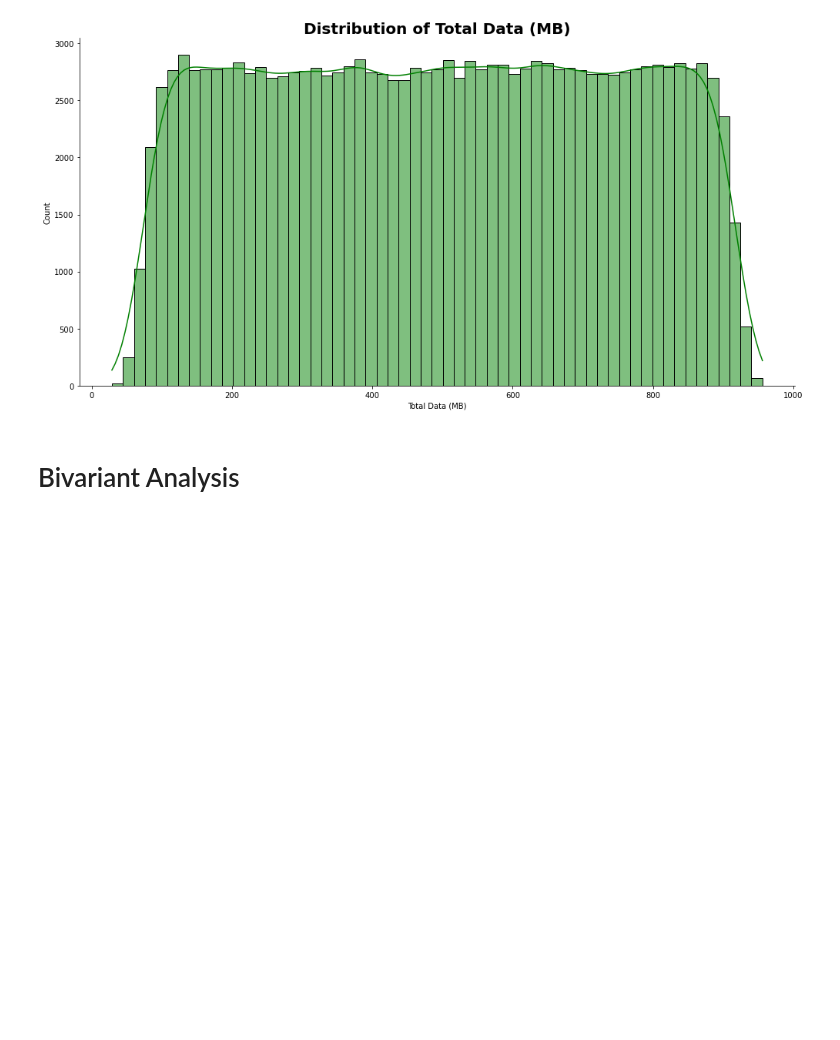
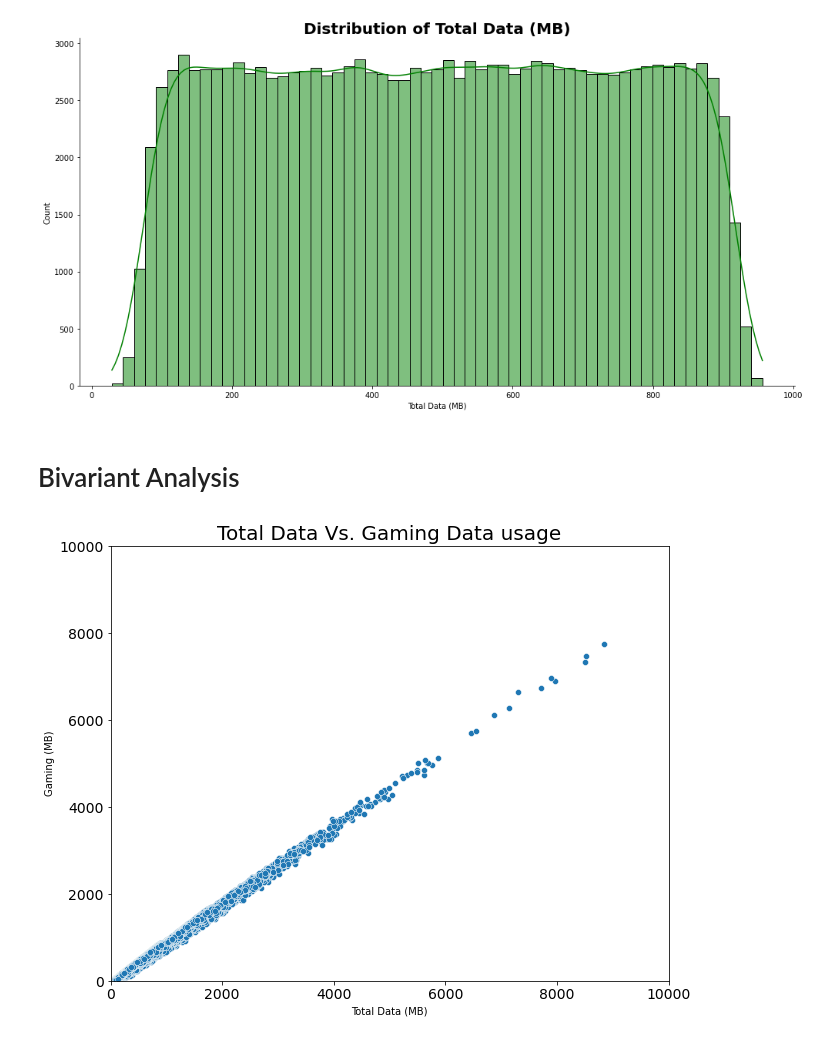
Before and after one commit to yonamg/Telecom-Data-Analysis, a Jupyter notebook: notebook/user_overview_analysis.ipynb, the cells around one changed output. Cells and saved outputs as stored; diff of their text form; code cells hidden in the pictures; blank space fills up the shorter version.

```diff
--- a/notebook/user_overview_analysis.ipynb
+++ b/notebook/user_overview_analysis.ipynb
@@ -369,3 +369,18 @@ hist(explore_feature_df, 'Total Data (MB)', 'green')
 # Bivariant Analysis
 # %%
 # looking for relationships between two columns and how our data is distributed amoung them.
+user = explore_feature_df.groupby('MSISDN/Number').sum()
+# %%
+def plot_scatter(df: pd.DataFrame, x_col: str, y_col: str, title: str, hue: str, style: str) -> None:
+    plt.figure(figsize=(10, 8))
+    sns.scatterplot(data=df, x=x_col, y=y_col, hue=hue, style=style)
+    plt.title(title, size=20)
+    plt.xticks(fontsize=14)
+    plt.yticks(fontsize=14)
+    plt.xlim(0, 10000)
+    plt.ylim(0, 10000)
+    plt.show()
+# %%
+plot_scatter(user, 'Total Data (MB)', 'Gaming (MB)', 'Total Data Vs. Gaming Data usage', None, None)
+# %% [output]
+[figure, added]
```
Also changed, not shown: parts of 2 cells of this notebook.
